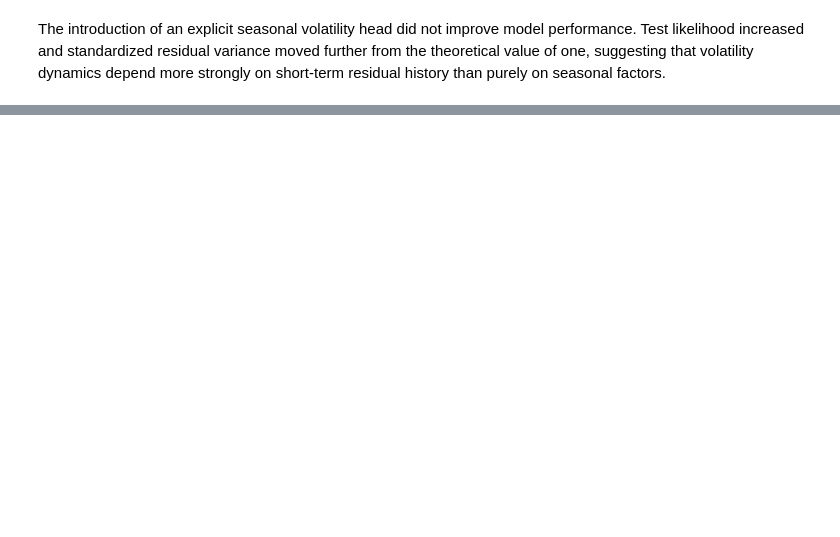
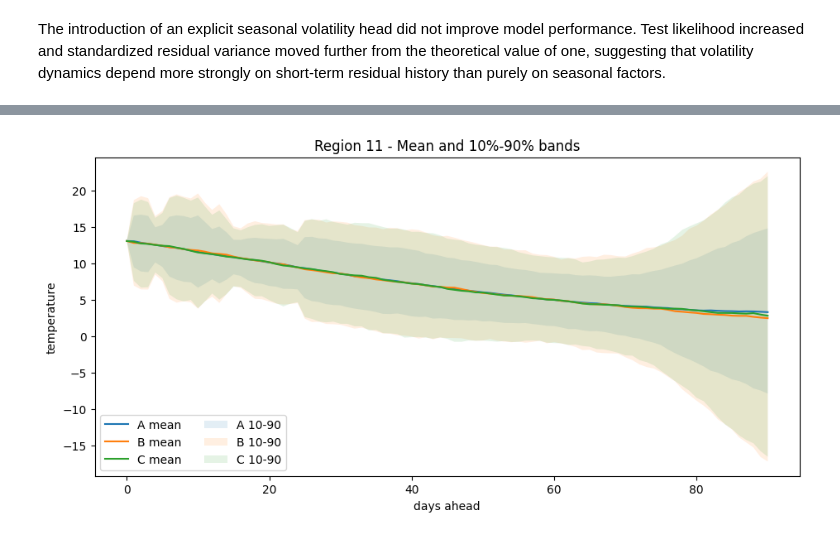
Before and after one commit to MarieLouiseLysholt/Masters_2026, a Jupyter notebook: OU+ML/Benth_OU_Model1_NN_Calibration_PerRegion.ipynb, the cells around one changed output, grey strips where cells are left out. Cells and saved outputs as stored; diff of their text form; code cells hidden in the pictures; blank space fills up the shorter version.

```diff
--- a/OU+ML/Benth_OU_Model1_NN_Calibration_PerRegion.ipynb
+++ b/OU+ML/Benth_OU_Model1_NN_Calibration_PerRegion.ipynb
@@ -840,0 +2329,23 @@ comparison[["region", "test_nll_old", "test_nll_new", "z_std_old", "z_std_new",
+# %%
+# ============================================================
+# 2) OVERLAID FAN BANDS (easy direct comparison)
+# ============================================================
+
+x = np.arange(len(stats_A["mean"]))
+
+plt.figure(figsize=(11, 5))
+plt.plot(x, stats_A["mean"], label="A mean")
+plt.plot(x, stats_B["mean"], label="B mean")
+plt.plot(x, stats_C["mean"], label="C mean")
+
+plt.fill_between(x, stats_A["q10"], stats_A["q90"], alpha=0.12, label="A 10-90")
+plt.fill_between(x, stats_B["q10"], stats_B["q90"], alpha=0.12, label="B 10-90")
+plt.fill_between(x, stats_C["q10"], stats_C["q90"], alpha=0.12, label="C 10-90")
+
+plt.xlabel("days ahead")
+plt.ylabel("temperature")
+plt.title(f"Region {SIM_REGION} - Mean and 10%-90% bands")
+plt.legend(ncol=2)
+plt.show()
+# %% [output]
+[figure, added]
```
Also changed, not shown: parts of 52 cells of this notebook, 1 other file.
